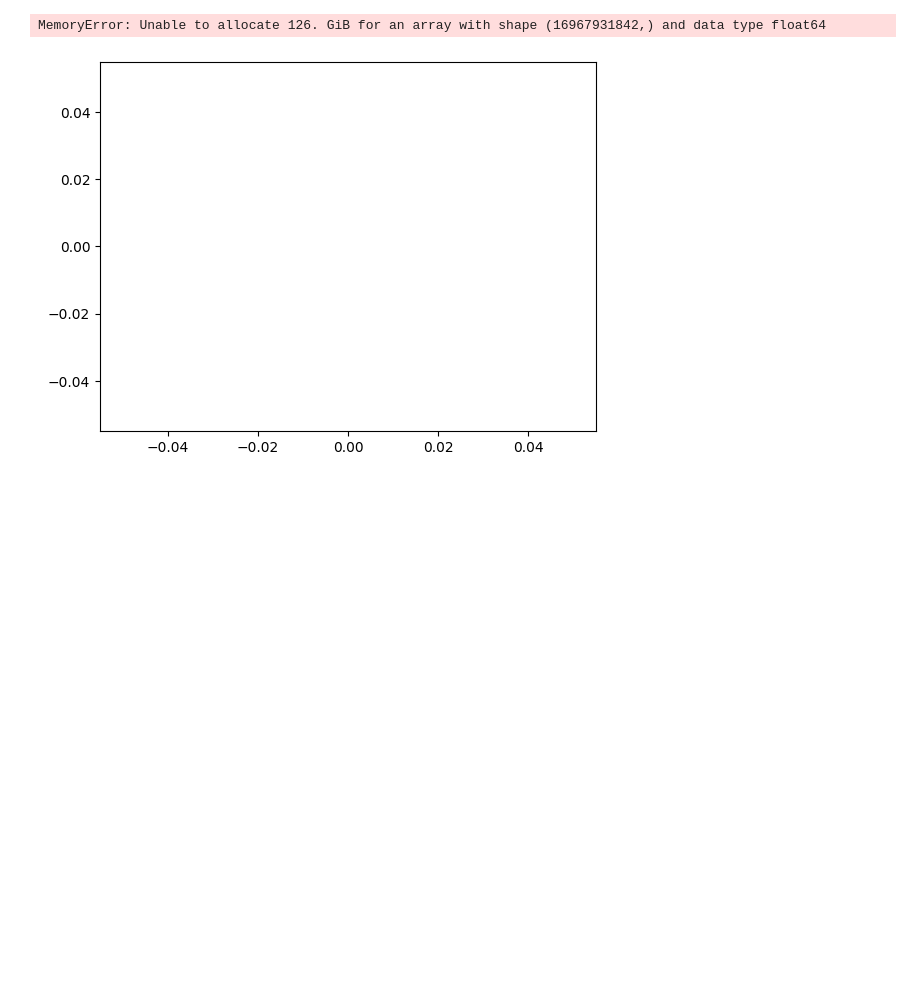
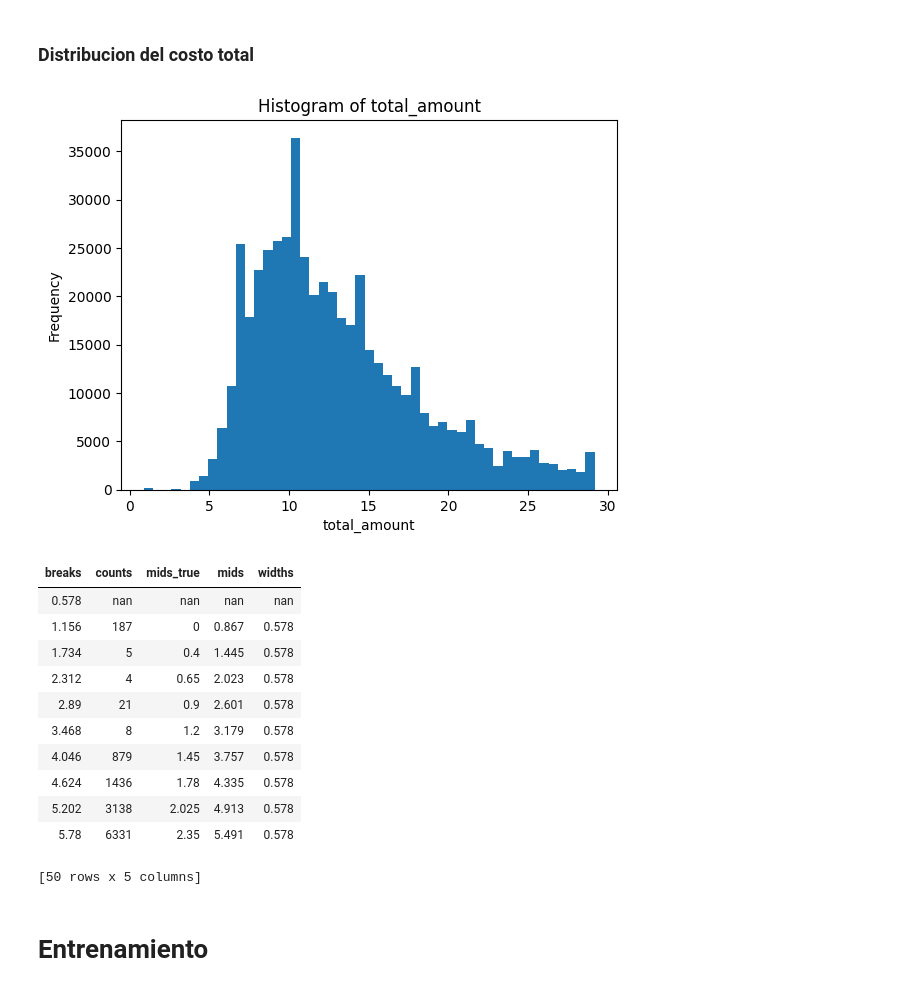
Before and after one commit to Giorgio6846/BigData-TF, a Jupyter notebook: model_training.ipynb, the cells around one changed output. Saved outputs shown, nothing was run; the diff lists cells and outputs as text; code cells hidden in the pictures; blank space fills up the shorter version.

```diff
--- a/model_training.ipynb
+++ b/model_training.ipynb
@@ -46,11 +142,21 @@ KeyboardInterrupt:
+# %% [markdown]
+### Distribucion del costo total
 # %%
-# EDA: Distribution of trip duration and fare
-df_h2o['fare_amount'].hist(bins=50)
+dataset_small['total_amount'].hist(breaks=50)
+# %% [output]
+[figure, added]
+| breaks | counts | mids_true | mids | widths |
+| 0.578 | nan | nan | nan | nan |
+| 1.156 | 187 | 0 | 0.867 | 0.578 |
+| 1.734 | 5 | 0.4 | 1.445 | 0.578 |
+| 2.312 | 4 | 0.65 | 2.023 | 0.578 |
+| 2.89 | 21 | 0.9 | 2.601 | 0.578 |
+| 3.468 | 8 | 1.2 | 3.179 | 0.578 |
+| 4.046 | 879 | 1.45 | 3.757 | 0.578 |
+| 4.624 | 1436 | 1.78 | 4.335 | 0.578 |
+| 5.202 | 3138 | 2.025 | 4.913 | 0.578 |
+| 5.78 | 6331 | 2.35 | 5.491 | 0.578 |
+[50 rows x 5 columns]
-# %%
-sns.scatterplot(x='trip_duration_min', y='fare_amount', data=df_sample, alpha=0.2)
-plt.title('Trip Duration vs Fare Amount')
-plt.show()
-# %% [output]
-MemoryError: Unable to allocate 126. GiB for an array with shape (16967931842,) and data type float64
-[figure, removed]
+# %% [markdown]
+# Entrenamiento
 # %%
```
Also changed, not shown: parts of 39 cells of this notebook, 1 other file.
